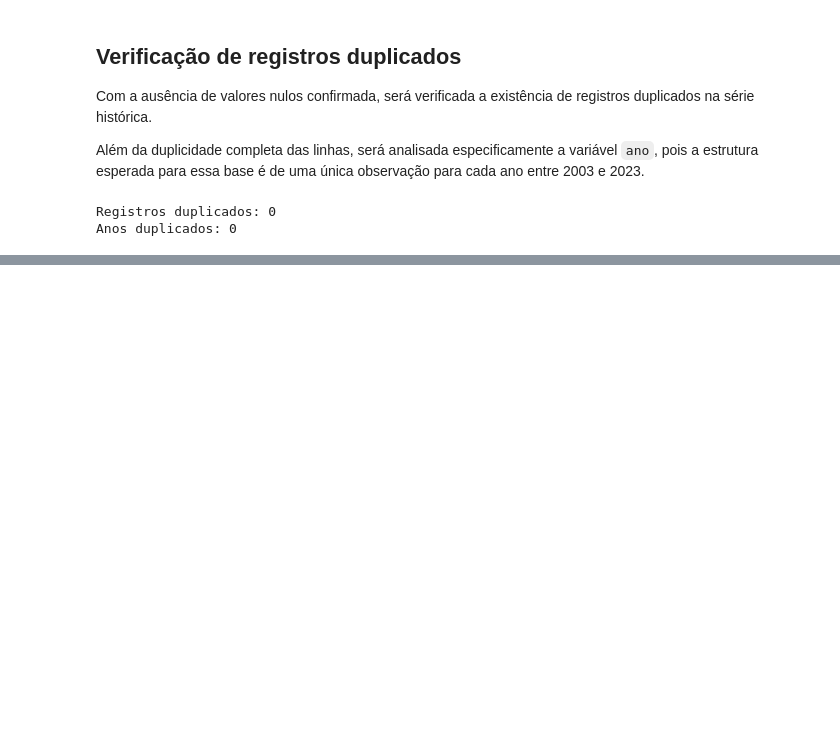
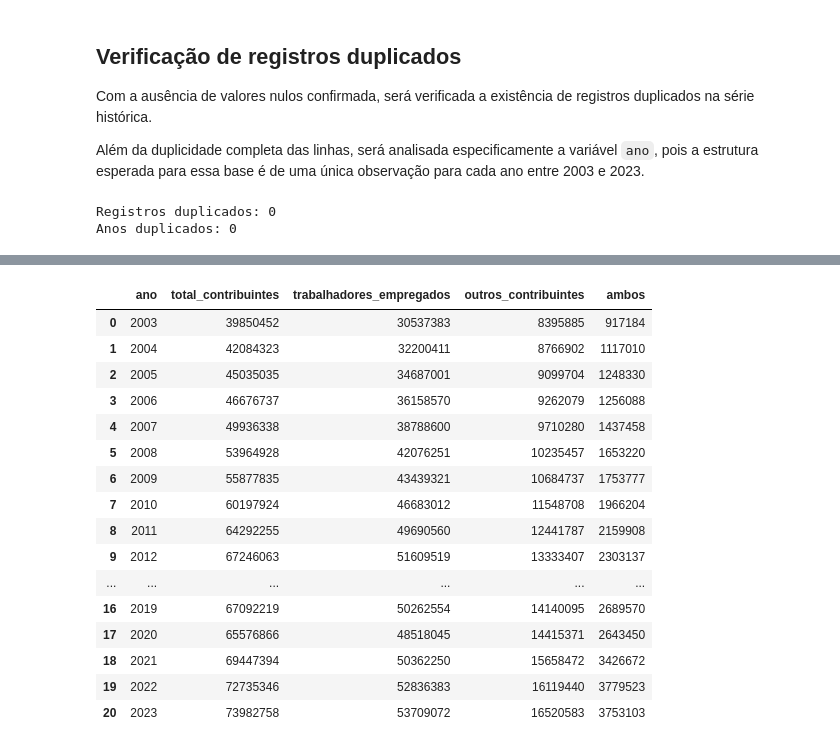
Before and after one commit to Andersonph/Estudo_Dados_Demografico, a Jupyter notebook: Demografia_Previdencia/02_silver.ipynb, the cells around one changed output, grey strips where cells are left out. Saved outputs shown, nothing was run; the diff lists cells and outputs as text; code cells hidden in the pictures; blank space fills up the shorter version.

```diff
--- a/Demografia_Previdencia/02_silver.ipynb
+++ b/Demografia_Previdencia/02_silver.ipynb
@@ -1127,0 +1101,26 @@ A próxima etapa será a construção da camada Gold, na qual as informações d
+# %%
+df_aeps_historico_contrib_silver = (
+    df_aeps_historico_contrib_silver
+    .drop(columns=["total_calculado", "diferenca_total"])
+    .reset_index(drop=True)
+)
+
+df_aeps_historico_contrib_silver
+# %% [output]
+|  | ano | total_contribuintes | trabalhadores_empregados | outros_contribuintes | ambos |
+| 0 | 2003 | 39850452 | 30537383 | 8395885 | 917184 |
+| 1 | 2004 | 42084323 | 32200411 | 8766902 | 1117010 |
+| 2 | 2005 | 45035035 | 34687001 | 9099704 | 1248330 |
+| 3 | 2006 | 46676737 | 36158570 | 9262079 | 1256088 |
+| 4 | 2007 | 49936338 | 38788600 | 9710280 | 1437458 |
+| 5 | 2008 | 53964928 | 42076251 | 10235457 | 1653220 |
+| 6 | 2009 | 55877835 | 43439321 | 10684737 | 1753777 |
+| 7 | 2010 | 60197924 | 46683012 | 11548708 | 1966204 |
+| 8 | 2011 | 64292255 | 49690560 | 12441787 | 2159908 |
+| 9 | 2012 | 67246063 | 51609519 | 13333407 | 2303137 |
+| ... | ... | ... | ... | ... | ... |
+| 16 | 2019 | 67092219 | 50262554 | 14140095 | 2689570 |
+| 17 | 2020 | 65576866 | 48518045 | 14415371 | 2643450 |
+| 18 | 2021 | 69447394 | 50362250 | 15658472 | 3426672 |
+| 19 | 2022 | 72735346 | 52836383 | 16119440 | 3779523 |
+| 20 | 2023 | 73982758 | 53709072 | 16520583 | 3753103 |
```
Also changed, not shown: parts of 37 cells of this notebook, 5 other files.
